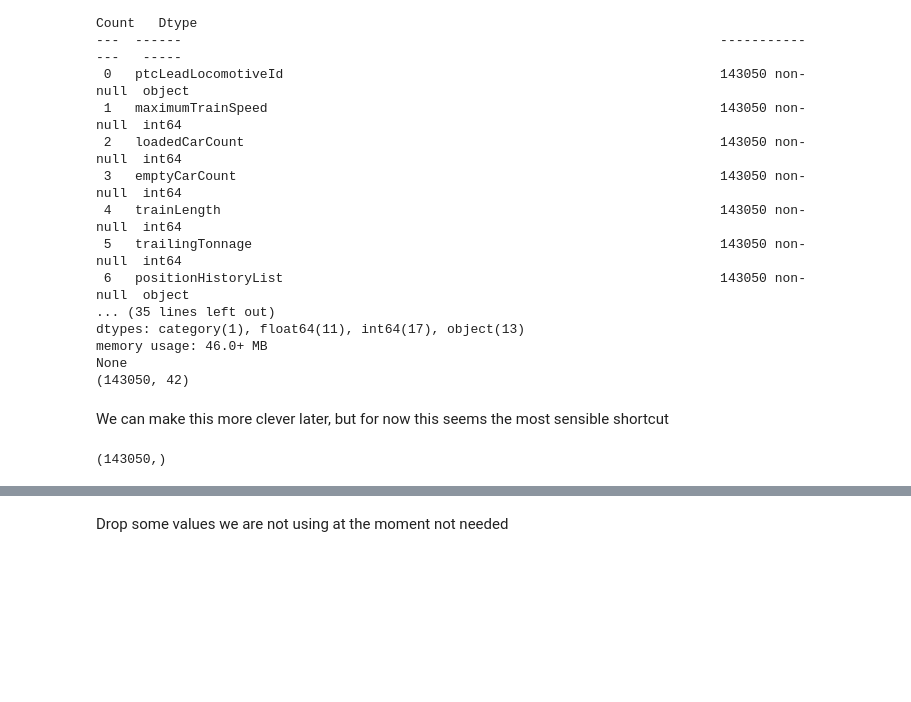
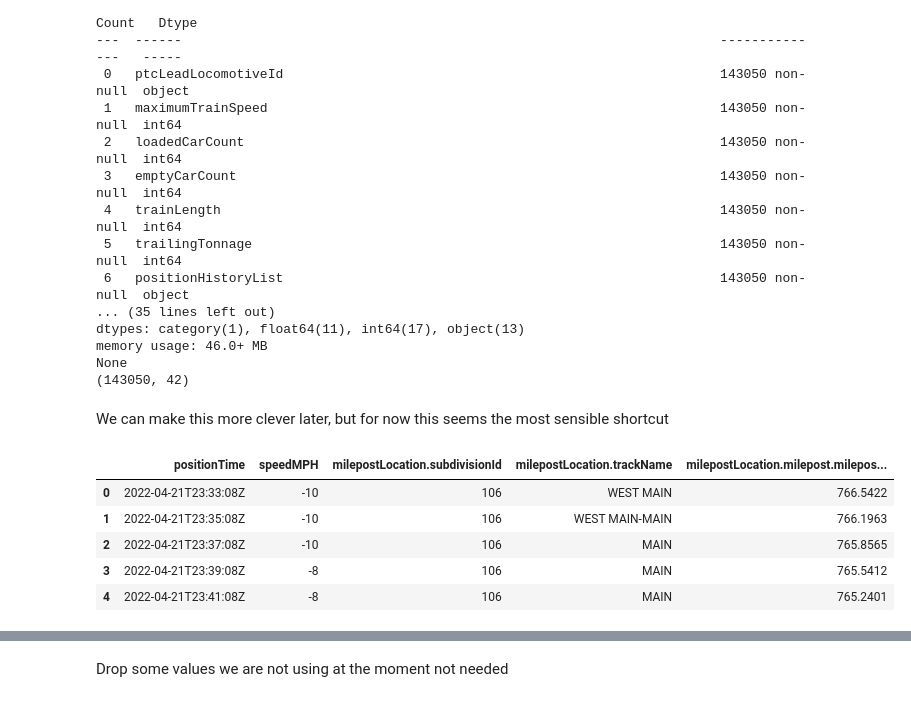
Before and after one commit to swicklund/hackathon, a Jupyter notebook: MLModel1.ipynb, the cells around one changed output, grey strips where cells are left out. Saved outputs shown, nothing was run; the diff lists cells and outputs as text; code cells hidden in the pictures; blank space fills up the shorter version.

```diff
--- a/MLModel1.ipynb
+++ b/MLModel1.ipynb
@@ -61,7 +66,7 @@ with zipfile.ZipFile("/tmp/train-data_all-train-events.zip", "r") as f:
 df = pd.concat(x.values())
 dfTrainsAll = pd.concat(trains.values())
 dfTrainsAll["milepost"] = dfTrainsAll.apply(lambda row: math.trunc(row['lastReportedPosition.milepostLocation.milepost.milepostNumber']), axis=1)
-dfTrainsAll["hour"] = dfTrainsAll.apply(lambda row: (row['lastReportedPosition.positionTime']).rsplit(":")[0], axis=1)
+#dfTrainsAll["hour"] = dfTrainsAll.apply(lambda row: (row['lastReportedPosition.positionTime']).rsplit(":")[0], axis=1)
 # %%
 del x
 del trains
@@ -134,7 +139,12 @@ We can make this more clever later, but for now this seems the most sensible sho
 dfTrainsLearn['locomotiveCount'] = dfTrainsLearn.apply(lambda row: len(row['locomotiveList']),axis = 1)
 # %%
 dfTrainsLearnActuals = dfTrainsLearn.apply(lambda row: pd.json_normalize(row['trainActualPositionList']), axis=1)
-# %%
-dfTrainsLearnActuals.shape
-# %% [output]
-(143050,)
+# %%
+dfTrainsLearnActuals.iloc[1]
+# %% [output]
+|  | positionTime | speedMPH | milepostLocation.subdivisionId | milepostLocation.trackName | milepostLocation.milepost.milepos... |
+| 0 | 2022-04-21T23:33:08Z | -10 | 106 | WEST MAIN | 766.5422 |
+| 1 | 2022-04-21T23:35:08Z | -10 | 106 | WEST MAIN-MAIN | 766.1963 |
+| 2 | 2022-04-21T23:37:08Z | -10 | 106 | MAIN | 765.8565 |
+| 3 | 2022-04-21T23:39:08Z | -8 | 106 | MAIN | 765.5412 |
+| 4 | 2022-04-21T23:41:08Z | -8 | 106 | MAIN | 765.2401 |
```
Also changed, not shown: parts of 38 cells of this notebook.
